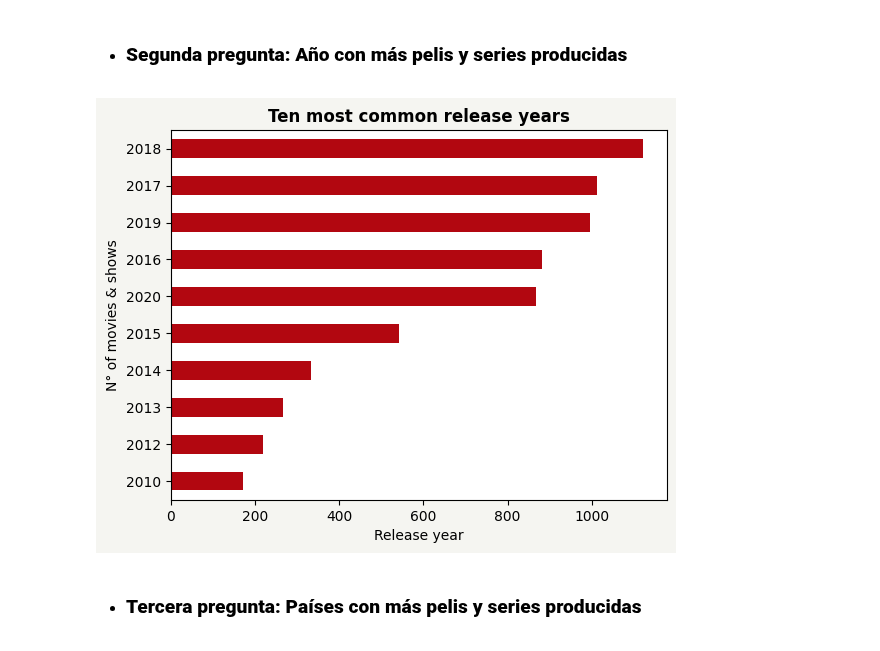
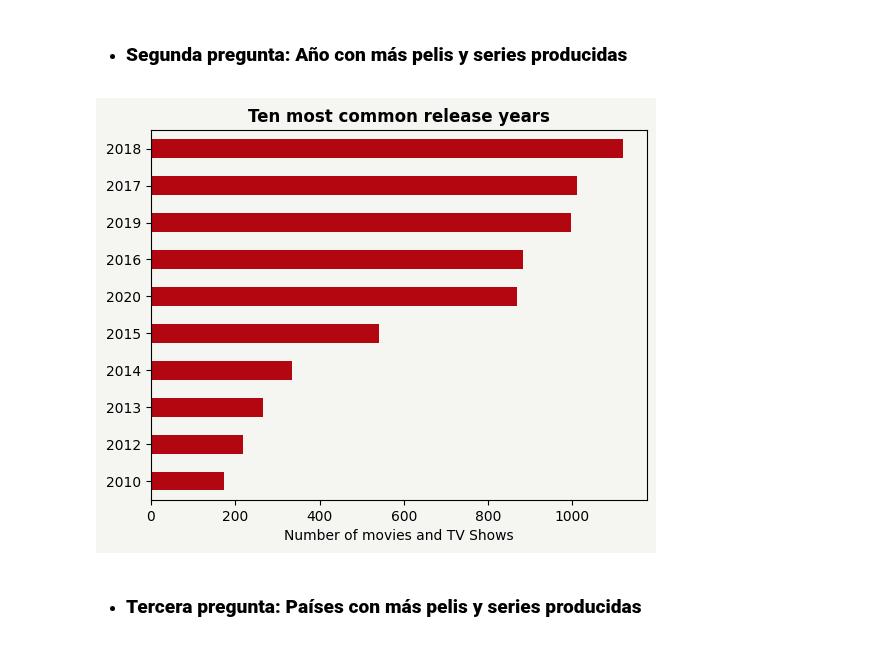
Before and after one commit to Apanizza197/AnalisisDeDatos, a Jupyter notebook: Practico2/practico_2.ipynb, the cells around one changed output. Saved outputs shown, nothing was run; the diff lists cells and outputs as text; code cells hidden in the pictures.

```diff
--- a/Practico2/practico_2.ipynb
+++ b/Practico2/practico_2.ipynb
@@ -22,7 +22,7 @@ df.head()
 + **Otros**: `director`, `cast`, `country`, `rating`, `listed_in`
 # %%
 #Colours
-colours = ['#f5f5f1', '#df0707', '#ba0c0c', '#980a0a', '#780909' ,'#0b0000']
+colours = ['#f5f5f1', '#e50914', '#b20710', '#221f1f']
 # %% [markdown]
 + ### **Primera parte: Tipo de show más frecuente**
 # %%
@@ -75,23 +70,22 @@ See the caveats in the documentation: https://pandas.pydata.org/pandas-docs/stab
 # %%
 #Count release_year and plot the ten most common years
 df['release_year'] = df['release_year'].astype(int)
 
 release_year_count = df['release_year'].value_counts().head(10)
+release_year_count = release_year_count.sort_values(ascending=True)
 
-#Plotting
+#Plotting it in a bar chart
 fig, ax = plt.subplots()
 fig.patch.set_facecolor(color=colours[0])
-bar_colours = [colours[2]] * 10
+release_year_count.plot(kind='barh', color=colours[2], ax=ax)
+ax.set_title('Ten most common release years', fontweight = 'bold')
+ax.set_xlabel('Number of movies and TV Shows')
+ax.set_ylabel('')
+ax.set_facecolor(colours[0])
 
-release_year_sort = release_year_count.sort_values(ascending=True)
-release_year_sort.plot(kind='barh', color=bar_colours, ax=ax)
-
-ax.set_title('Ten most common release years', fontweight = 'bold')
-ax.set_xlabel('Release year')
-ax.set_ylabel('N° of movies & shows')
 plt.show()
 # %% [output]
-[figure, old version]
+[figure, new version]
 # %% [markdown]
 + ### **Tercera pregunta: Países con más pelis y series producidas**
 # %%
```
Also changed, not shown: parts of 4 cells of this notebook.
